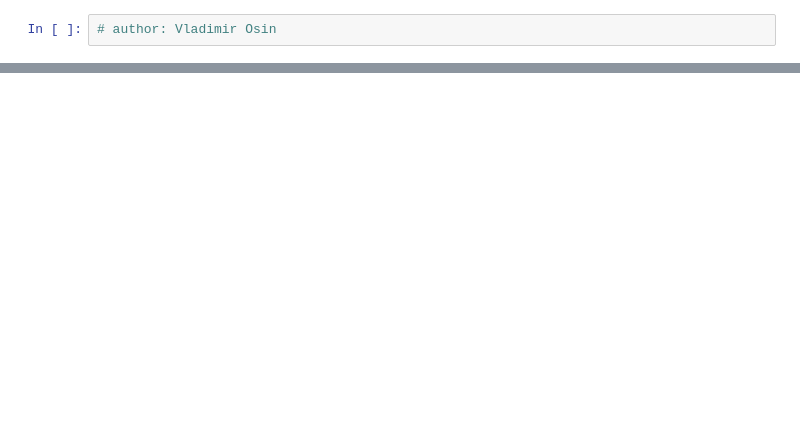
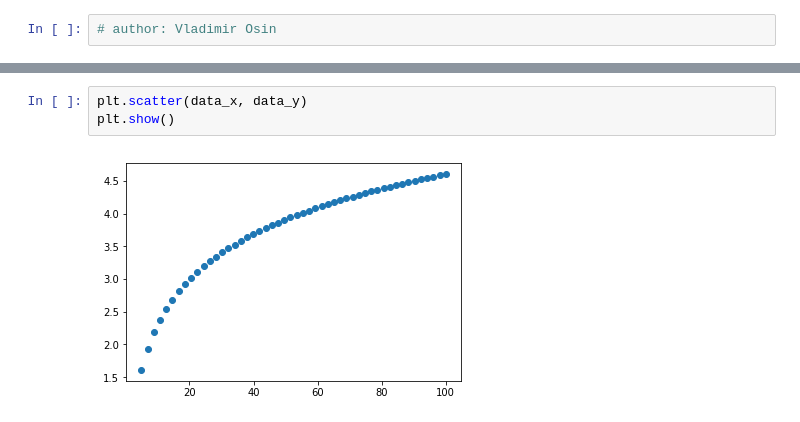
Before and after one commit to osin-vladimir/intro_to_data_science, a Jupyter notebook: Notebooks/intro_to_matplotlib.ipynb, the cells around one changed output, grey strips where cells are left out. Cells and saved outputs as stored; diff of their text form; blank space fills up the shorter version.

```diff
--- a/Notebooks/intro_to_matplotlib.ipynb
+++ b/Notebooks/intro_to_matplotlib.ipynb
@@ -16,0 +31,5 @@ This allows NumPy to seamlessly and speedily integrate with a wide variety of da
+# %%
+plt.scatter(data_x, data_y)
+plt.show()
+# %% [output]
+[figure, added]
```
Also changed, not shown: parts of 13 cells of this notebook, 1 other file.
